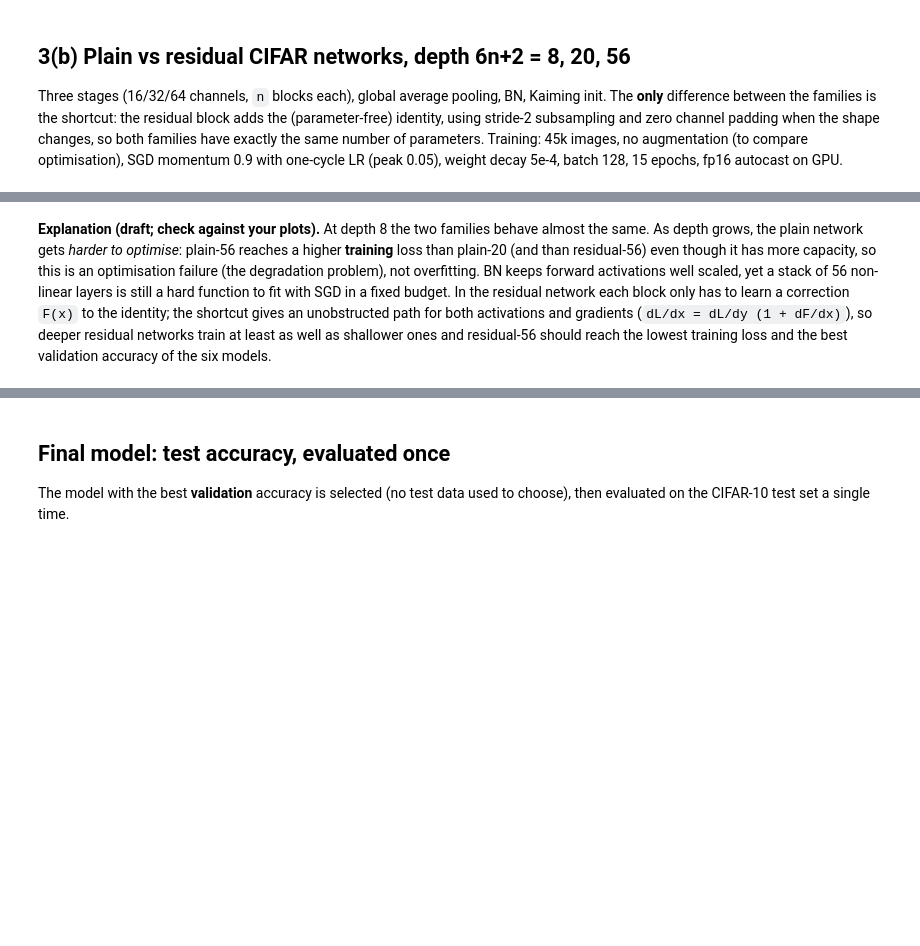
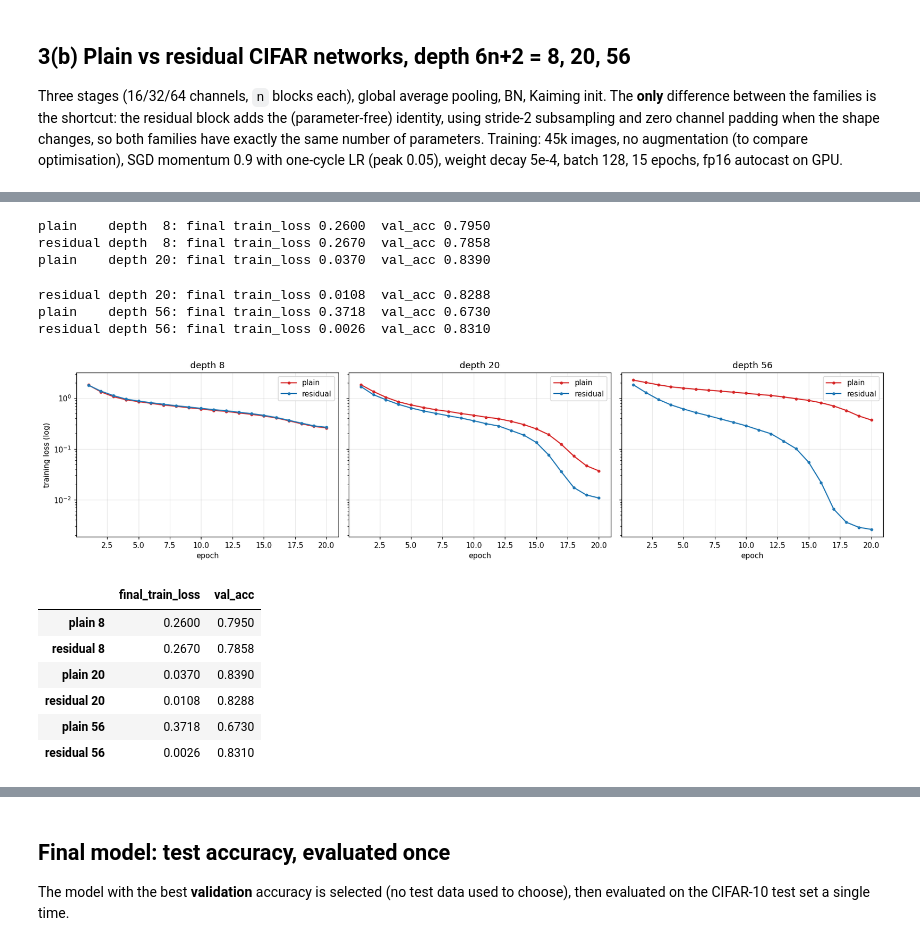
Before and after one commit to Sanugiw/EN4554-Assignment-2-on-CNNs, a Jupyter notebook: 220700T_a02.ipynb, the cells around one changed output, grey strips where cells are left out. Cells and saved outputs as stored; diff of their text form; code cells hidden in the pictures; blank space fills up the shorter version.

```diff
--- a/220700T_a02.ipynb
+++ b/220700T_a02.ipynb
@@ -440,3 +578,9 @@ for name, c in cfgs.items():
 tab = pd.DataFrame({n: dict(train_acc=h['train_acc'][-1], val_acc=h['val_acc'][-1],
                             gap=h['train_acc'][-1] - h['val_acc'][-1]) for n, h in H3.items()}).T
 display(tab.style.format('{:.3f}'))
+
+c = dict(wd=5e-4, drop=0.5, aug=lambda x: cutout(flip_crop(x)))        # combined, no mixup
+H3['combined (no mixup)'] = run_cfg(c)
+H3['all combined, 200 epochs'] = run_cfg(cfgs['all combined'], epochs=200)
+for n in ('combined (no mixup)', 'all combined, 200 epochs'):
+    print(n, H3[n]['train_acc'][-1], H3[n]['val_acc'][-1])
@@ -489,22 +658,35 @@ for n in (1, 3, 9):
 # %%
-EP3 = 15
+EP3 = 20
 H3b = {}
 for n in (1, 3, 9):
     for res in (False, True):
         seed_all(0); m = CifarNet(n, res).to(dev)
         opt = torch.optim.SGD(m.parameters(), lr=0.05, momentum=0.9, weight_decay=5e-4)
         sched = torch.optim.lr_scheduler.OneCycleLR(opt, max_lr=0.05, total_steps=EP3 * math.ceil(45000 / 128), pct_start=0.15)
         key = ('residual' if res else 'plain', 6 * n + 2)
         H3b[key] = train(m, opt, Xtr, ytr, Xva, yva, EP3, sched=sched, amp=True, verbose=False)
         h = H3b[key]; print(f'{key[0]:8s} depth {key[1]:2d}: final train_loss {h["train_loss"][-1]:.4f}  val_acc {h["val_acc"][-1]:.4f}')
 
 fig, ax = plt.subplots(1, 3, figsize=(16, 4), sharey=True)
 for a, d in zip(ax, (8, 20, 56)):
     for fam, c in (('plain', 'C3'), ('residual', 'C0')):
         a.semilogy(range(1, EP3 + 1), H3b[(fam, d)]['train_loss'], 'o-', color=c, ms=3, label=fam)
     a.set(title=f'depth {d}', xlabel='epoch'); a.legend()
 ax[0].set_ylabel('training loss (log)'); plt.tight_layout(); plt.show()
 display(pd.DataFrame({f'{f} {d}': dict(final_train_loss=H3b[(f, d)]['train_loss'][-1], val_acc=H3b[(f, d)]['val_acc'][-1])
                       for d in (8, 20, 56) for f in ('plain', 'residual')}).T.style.format('{:.4f}'))
+# %% [output]
+plain    depth  8: final train_loss 0.2600  val_acc 0.7950
+residual depth  8: final train_loss 0.2670  val_acc 0.7858
+plain    depth 20: final train_loss 0.0370  val_acc 0.8390
+residual depth 20: final train_loss 0.0108  val_acc 0.8288
+plain    depth 56: final train_loss 0.3718  val_acc 0.6730
+residual depth 56: final train_loss 0.0026  val_acc 0.8310
+[figure, added]
+|  | final_train_loss | val_acc |
+| plain 8 | 0.2600 | 0.7950 |
+| residual 8 | 0.2670 | 0.7858 |
+| plain 20 | 0.0370 | 0.8390 |
+| residual 20 | 0.0108 | 0.8288 |
+| plain 56 | 0.3718 | 0.6730 |
+| residual 56 | 0.0026 | 0.8310 |
-# %% [markdown]
-**Explanation (draft; check against your plots).** At depth 8 the two families behave almost the same. As depth grows, the plain network gets *harder to optimise*: plain-56 reaches a higher **training** loss than plain-20 (and than residual-56) even though it has more capacity, so this is an optimisation failure (the degradation problem), not overfitting. BN keeps forward activations well scaled, yet a stack of 56 non-linear layers is still a hard function to fit with SGD in a fixed budget. In the residual network each block only has to learn a correction `F(x)` to the identity; the shortcut gives an unobstructed path for both activations and gradients (`dL/dx = dL/dy (1 + dF/dx)`), so deeper residual networks train at least as well as shallower ones and residual-56 should reach the lowest training loss and the best validation accuracy of the six models.
```
Also changed, not shown: parts of 36 cells of this notebook.
